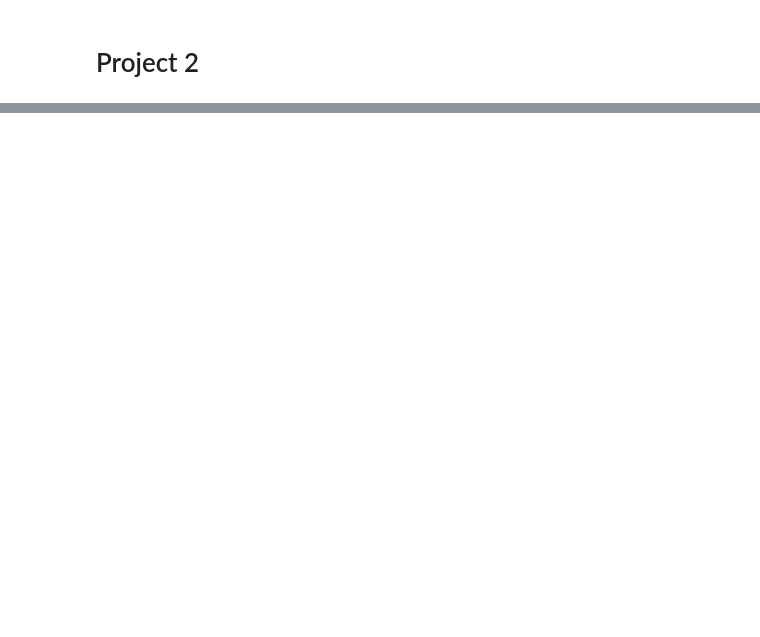
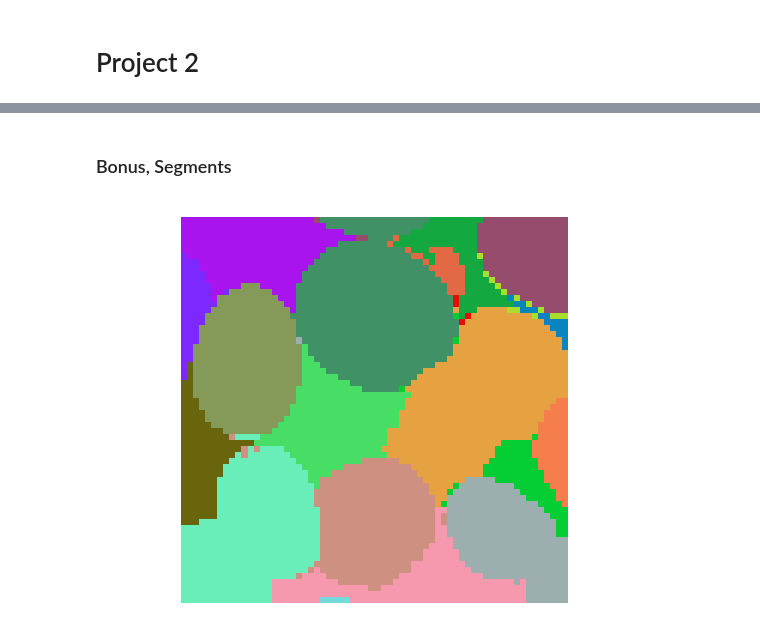
Before and after one commit to CMPE482-Spring2017-Bogazici/FinalProjects, a Jupyter notebook: Projects.ipynb, the cells around one changed output, grey strips where cells are left out. Drawn from its saved outputs; the diff is of its cells as text; code cells hidden in the pictures; blank space fills up the shorter version.

```diff
--- a/Projects.ipynb
+++ b/Projects.ipynb
@@ -85,0 +177,24 @@ end
+# %% [markdown]
+### Bonus, Segments
+# %%
+pkg load statistics
+Vnorm=V;
+% Normalization
+for i=1:N
+    Vnorm(i,:)=V(i,:)/norm(V(i,:));
+end
+% Create Clusters
+clusters=kmeans(Vnorm,20);
+% Create random 20 colors.
+colors=(rand(20,3));
+clusterReshaped=reshape(clusters,64,64);
+clusterImage=zeros(64,64,3);
+% Create a new image with clusters.
+for i=1:64
+    for j=1:64
+        clusterImage(i,j,:)=colors(clusterReshaped(i,j),:);
+    end
+end
+imshow(clusterImage);
+# %% [output]
+[figure, added]
```
Also changed, not shown: parts of 13 cells of this notebook.
